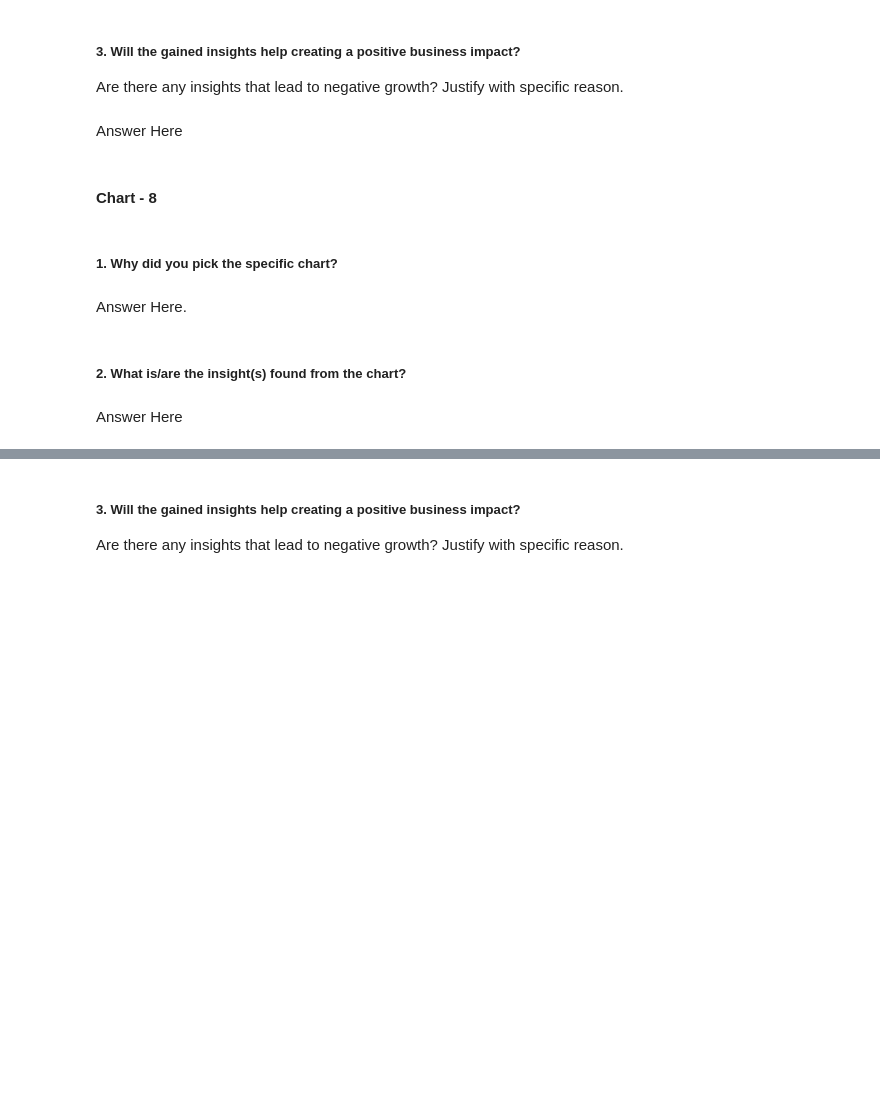
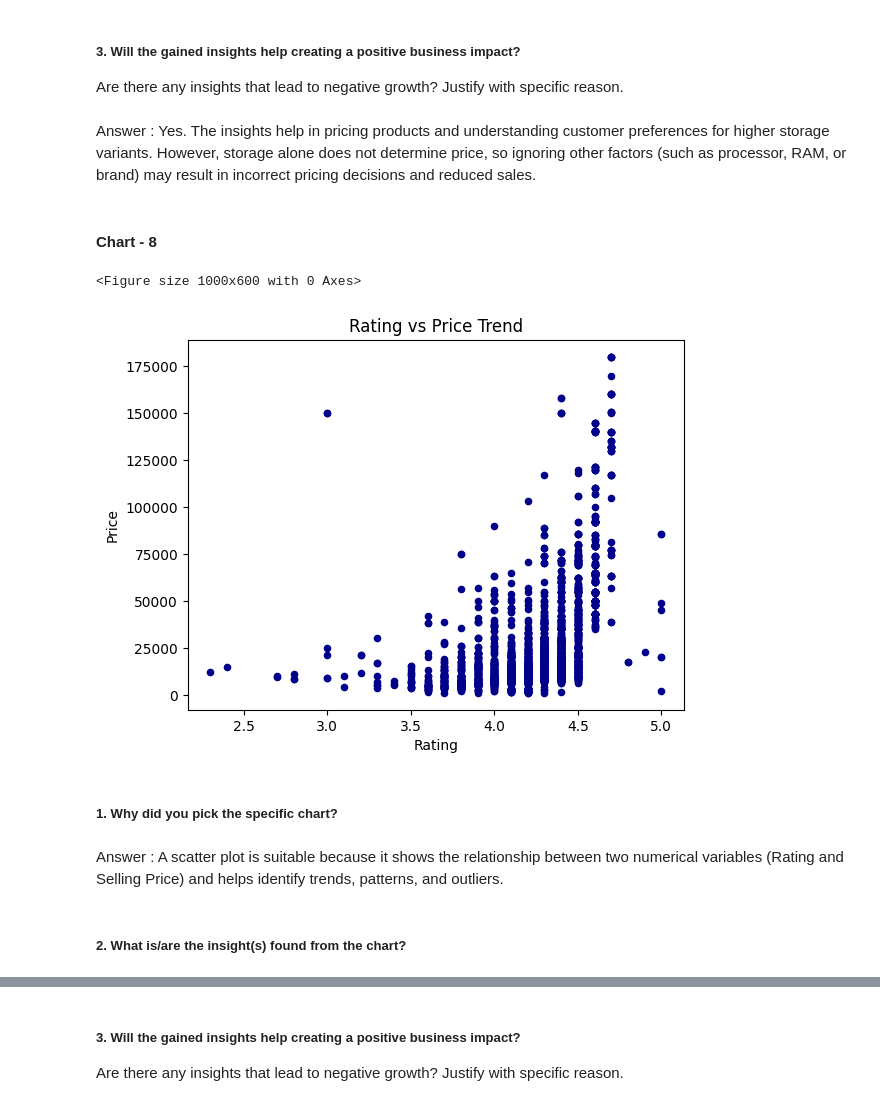
Before and after one commit to anujpurohit0501/flipkart-mobile-eda, a Jupyter notebook: Flipkart_Mobile_EDA.ipynb, the cells around one changed output, grey strips where cells are left out. Drawn from its saved outputs; the diff is of its cells as text; code cells hidden in the pictures; blank space fills up the shorter version.

```diff
--- a/Flipkart_Mobile_EDA.ipynb
+++ b/Flipkart_Mobile_EDA.ipynb
@@ -464,7 +468,7 @@ Answer Here
 # %% [markdown]
 ##### 3. Will the gained insights help creating a positive business impact?
 Are there any insights that lead to negative growth? Justify with specific reason.
-# %% [markdown]
-Answer Here
+# %% [markdown]
+Answer : Yes. The insights help in pricing products and understanding customer preferences for higher storage variants. However, storage alone does not determine price, so ignoring other factors (such as processor, RAM, or brand) may result in incorrect pricing decisions and reduced sales.
 # %% [markdown]
 #### Chart - 8
@@ -473,8 +475,21 @@ Answer Here
+# %%
+# Chart - 8 visualization code
+#
+c='darkblue'
+plt.figure(figsize=(10,6))
+
+df.plot(x='Rating',y='Selling Price',kind='scatter',color=c)
+plt.xlabel('Rating')
+plt.ylabel('Price')
+plt.xticks(rotation=0)
+plt.title('Rating vs Price Trend')
+plt.show()
+# %% [output]
+<Figure size 1000x600 with 0 Axes>
+[figure, added]
 # %% [markdown]
 ##### 1. Why did you pick the specific chart?
-# %% [markdown]
-Answer Here.
+# %% [markdown]
+Answer : A scatter plot is suitable because it shows the relationship between two numerical variables (Rating and Selling Price) and helps identify trends, patterns, and outliers.
 # %% [markdown]
 ##### 2. What is/are the insight(s) found from the chart?
-# %% [markdown]
-Answer Here
```
Also changed, not shown: parts of 50 cells of this notebook.
